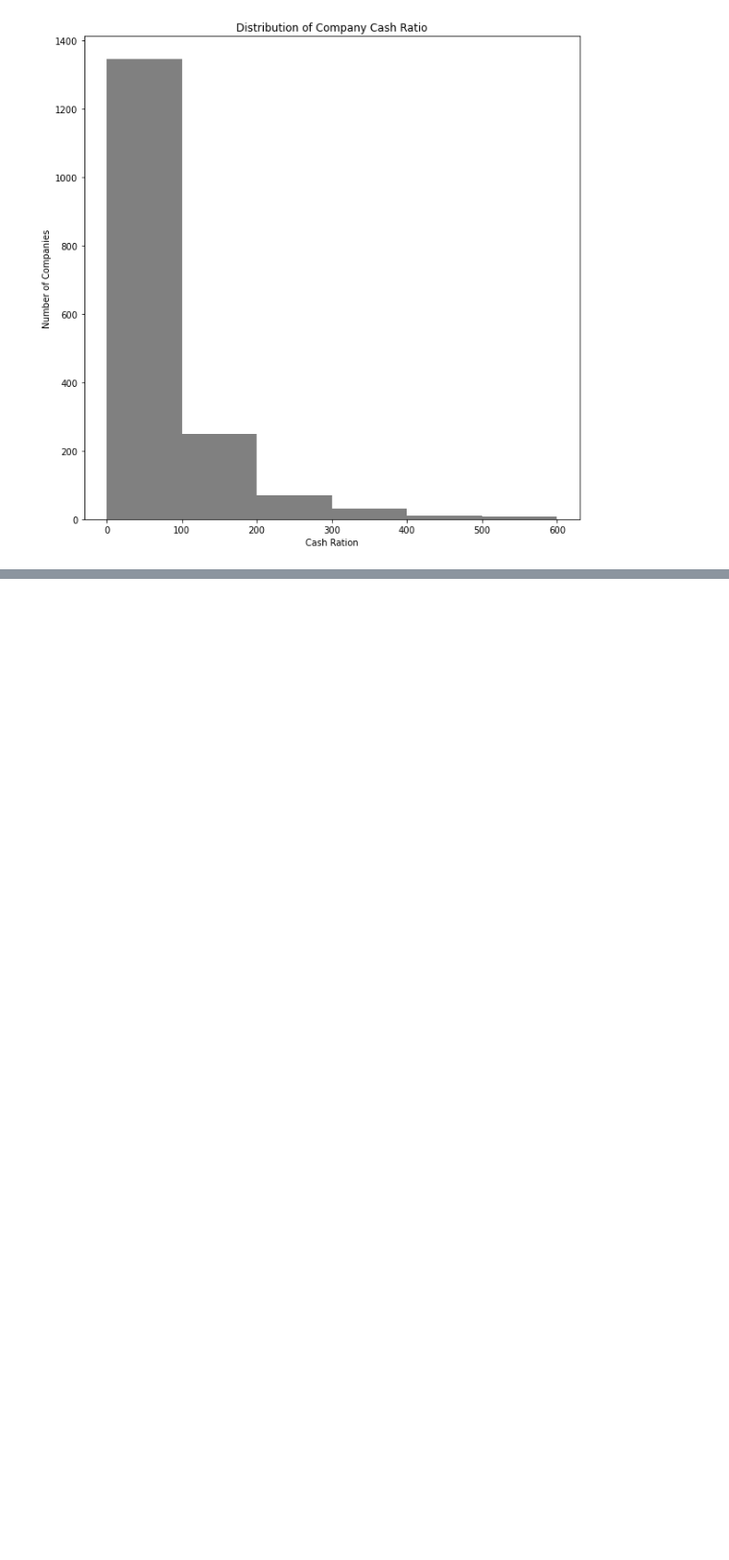
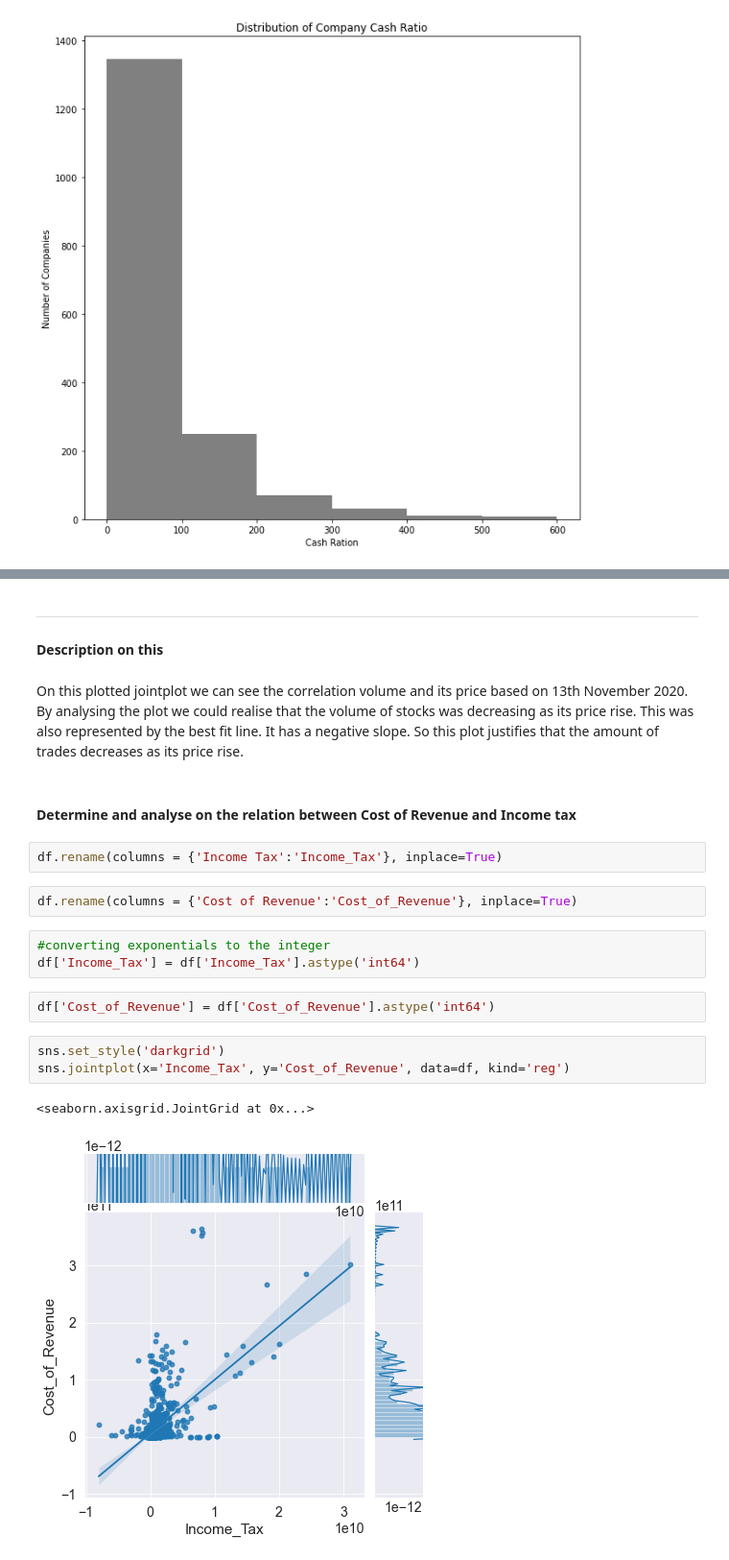
Before and after one commit to alishalbayev/NYSE, a Jupyter notebook: Ali_Shalbayev_NYSE.ipynb, the cells around one changed output, grey strips where cells are left out. Shown at 96% size. Cells and saved outputs as stored; diff of their text form; blank space fills up the shorter version.

```diff
--- a/Ali_Shalbayev_NYSE.ipynb
+++ b/Ali_Shalbayev_NYSE.ipynb
@@ -539,0 +601,22 @@ On plotted histogram above we could see the distribution of cash ratio between c
+# %% [markdown]
+***
+#### Description on this
+# %% [markdown]
+On this plotted jointplot we can see the correlation volume and its price based on 13th November 2020. By analysing the plot we could realise that the volume of stocks was decreasing as its price rise. This was also represented by the best fit line. It has a negative slope. So this plot justifies that the amount of trades decreases as its price rise.
+# %% [markdown]
+#### Determine and analyse on the relation between Cost of Revenue and Income tax
+# %%
+df.rename(columns = {'Income Tax':'Income_Tax'}, inplace=True)
+# %%
+df.rename(columns = {'Cost of Revenue':'Cost_of_Revenue'}, inplace=True)
+# %%
+#converting exponentials to the integer
+df['Income_Tax'] = df['Income_Tax'].astype('int64')
+# %%
+df['Cost_of_Revenue'] = df['Cost_of_Revenue'].astype('int64')
+# %%
+sns.set_style('darkgrid')
+sns.jointplot(x='Income_Tax', y='Cost_of_Revenue', data=df, kind='reg')
+# %% [output]
+<seaborn.axisgrid.JointGrid at 0x...>
+[figure, added]
```
Also changed, not shown: parts of 91 cells of this notebook.
